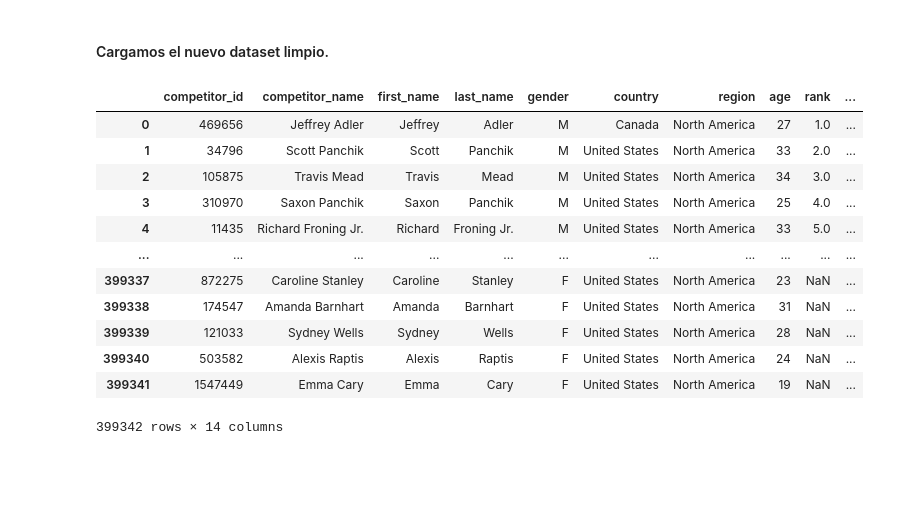
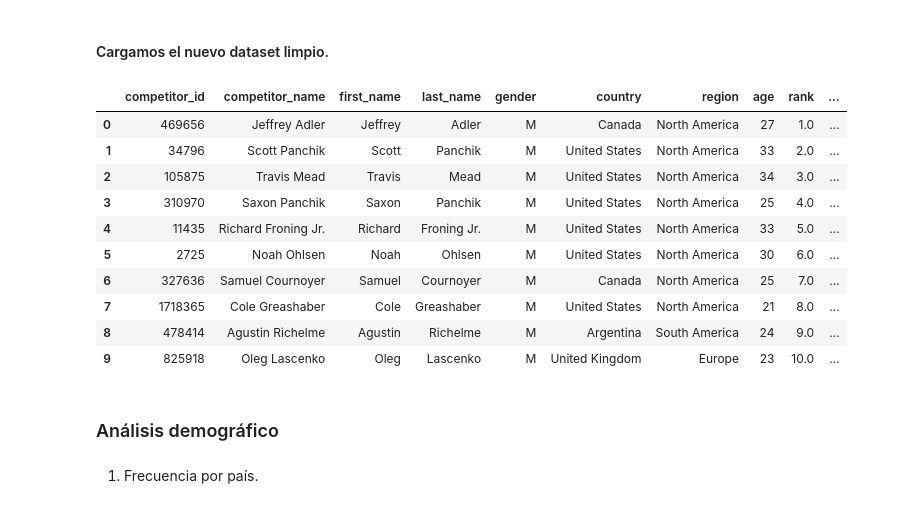
Before and after one commit to viictorhp/EDA-analysis-first-project, a Jupyter notebook: notebooks/edaanalysis2.ipynb, the cells around one changed output. Cells and saved outputs as stored; diff of their text form; code cells hidden in the pictures; blank space fills up the shorter version.

```diff
--- a/notebooks/edaanalysis2.ipynb
+++ b/notebooks/edaanalysis2.ipynb
@@ -16,18 +18,20 @@ warnings.filterwarnings('ignore')
 # %%
 crossfit_df2 = pd.read_csv("D:\\firstprojecteda\\data\\clean_consolidated_athletes_information.csv")
 # %%
-crossfit_df2
+crossfit_df2.head(10)
 # %% [output]
 |  | competitor_id | competitor_name | first_name | last_name | gender | country | region | age | rank | ... |
 | 0 | 469656 | Jeffrey Adler | Jeffrey | Adler | M | Canada | North America | 27 | 1.0 | ... |
 | 1 | 34796 | Scott Panchik | Scott | Panchik | M | United States | North America | 33 | 2.0 | ... |
 | 2 | 105875 | Travis Mead | Travis | Mead | M | United States | North America | 34 | 3.0 | ... |
 | 3 | 310970 | Saxon Panchik | Saxon | Panchik | M | United States | North America | 25 | 4.0 | ... |
 | 4 | 11435 | Richard Froning Jr. | Richard | Froning Jr. | M | United States | North America | 33 | 5.0 | ... |
-| ... | ... | ... | ... | ... | ... | ... | ... | ... | ... | ... |
-| 399337 | 872275 | Caroline Stanley | Caroline | Stanley | F | United States | North America | 23 | NaN | ... |
-| 399338 | 174547 | Amanda Barnhart | Amanda | Barnhart | F | United States | North America | 31 | NaN | ... |
-| 399339 | 121033 | Sydney Wells | Sydney | Wells | F | United States | North America | 28 | NaN | ... |
-| 399340 | 503582 | Alexis Raptis | Alexis | Raptis | F | United States | North America | 24 | NaN | ... |
-| 399341 | 1547449 | Emma Cary | Emma | Cary | F | United States | North America | 19 | NaN | ... |
+| 5 | 2725 | Noah Ohlsen | Noah | Ohlsen | M | United States | North America | 30 | 6.0 | ... |
+| 6 | 327636 | Samuel Cournoyer | Samuel | Cournoyer | M | Canada | North America | 25 | 7.0 | ... |
+| 7 | 1718365 | Cole Greashaber | Cole | Greashaber | M | United States | North America | 21 | 8.0 | ... |
+| 8 | 478414 | Agustin Richelme | Agustin | Richelme | M | Argentina | South America | 24 | 9.0 | ... |
+| 9 | 825918 | Oleg Lascenko | Oleg | Lascenko | M | United Kingdom | Europe | 23 | 10.0 | ... |
-399342 rows × 14 columns
+# %% [markdown]
+### Análisis demográfico
+# %% [markdown]
+1. Frecuencia por país.
```
Also changed, not shown: parts of 37 cells of this notebook, 2 other files.
